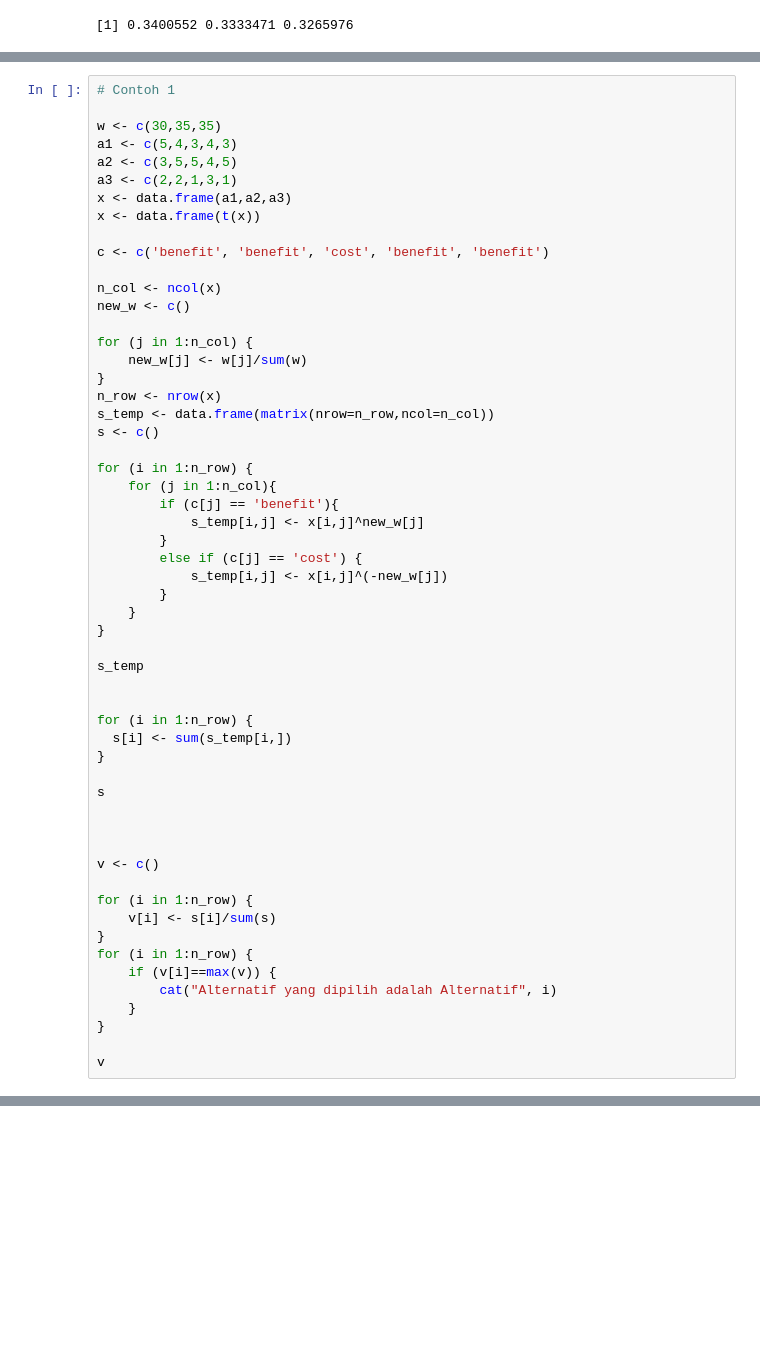
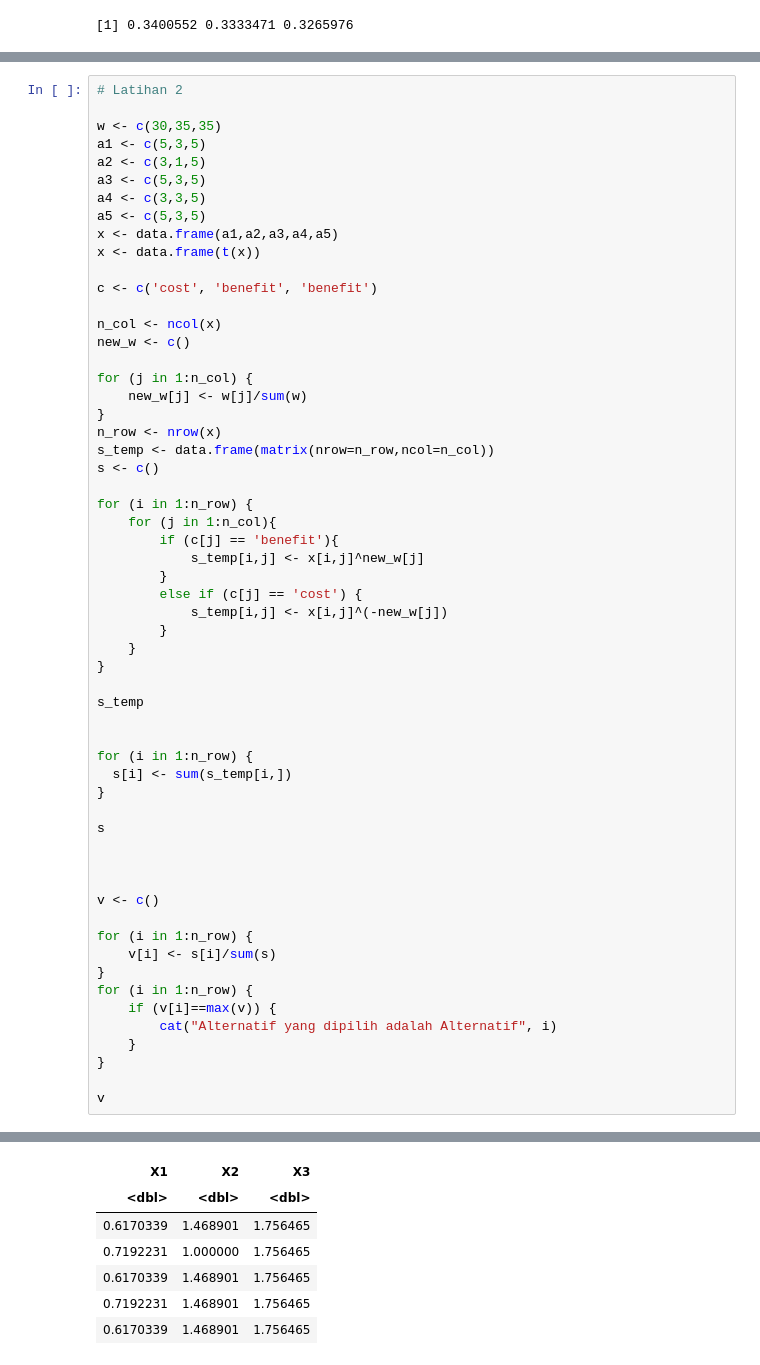
Before and after one commit to khenjyjohnelson/ipynb, a Jupyter notebook: Praktik SAW APS dengan R.ipynb, the cells around one changed output, grey strips where cells are left out. Drawn from its saved outputs; the diff is of its cells as text; blank space fills up the shorter version.

```diff
--- a/Praktik SAW APS dengan R.ipynb
+++ b/Praktik SAW APS dengan R.ipynb
@@ -533,16 +617,18 @@ A data.frame: 3 × 5
 Alternatif yang dipilih adalah Alternatif 1
 [1] 0.3427824 0.3349422 0.3222754
 # %%
-# Contoh 1
+# Latihan 2
 
 w <- c(30,35,35)
-a1 <- c(5,4,3,4,3)
-a2 <- c(3,5,5,4,5)
-a3 <- c(2,2,1,3,1)
-x <- data.frame(a1,a2,a3)
+a1 <- c(5,3,5)
+a2 <- c(3,1,5)
+a3 <- c(5,3,5)
+a4 <- c(3,3,5)
+a5 <- c(5,3,5)
+x <- data.frame(a1,a2,a3,a4,a5)
 x <- data.frame(t(x))
 
-c <- c('benefit', 'benefit', 'cost', 'benefit', 'benefit')
+c <- c('cost', 'benefit', 'benefit')
 
 n_col <- ncol(x)
 new_w <- c()
@@ -588,3 +674,4 @@ for (i in 1:n_row) {
 }
 
 v
+# %% [output]
@@ -590,0 +679,7 @@ v
+| X1 | X2 | X3 |
+| <dbl> | <dbl> | <dbl> |
+| 0.6170339 | 1.468901 | 1.756465 |
+| 0.7192231 | 1.000000 | 1.756465 |
+| 0.6170339 | 1.468901 | 1.756465 |
+| 0.7192231 | 1.468901 | 1.756465 |
+| 0.6170339 | 1.468901 | 1.756465 |
```
Also changed, not shown: parts of 16 cells of this notebook.
